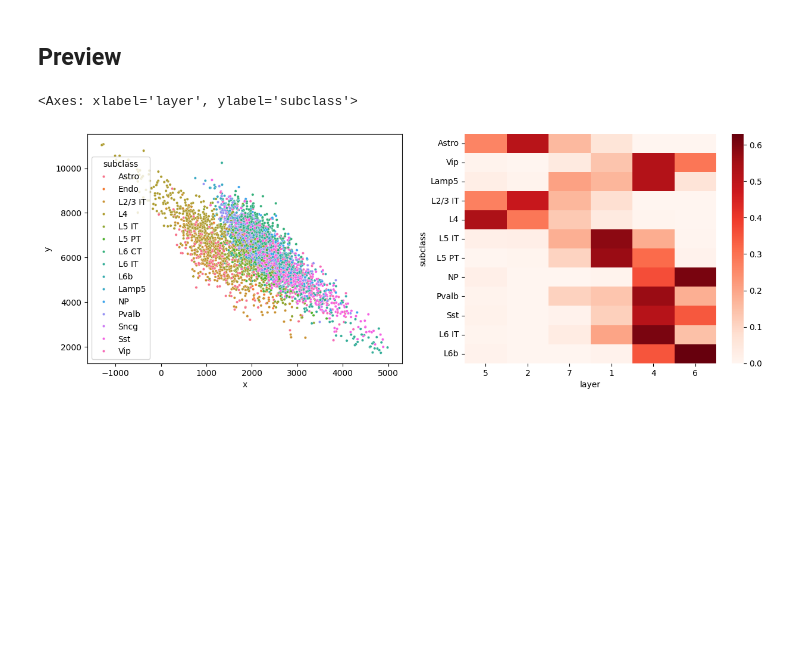
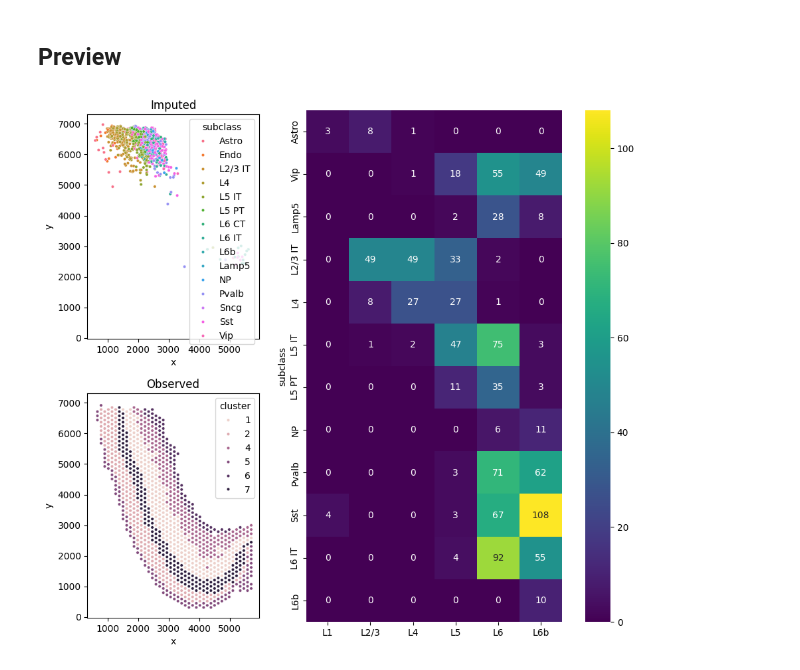
Before and after one commit to Oafish1/CellTRIP, a Jupyter notebook: scripts/cortex_generate.ipynb, the cells around one changed output. Cells and saved outputs as stored; diff of their text form; code cells hidden in the pictures; blank space fills up the shorter version.

Commit message:
Figure changes, incorporation, hooks, better perturbations

```diff
--- a/scripts/cortex_generate.ipynb
+++ b/scripts/cortex_generate.ipynb
@@ -48,7 +50,7 @@ m1, = preprocessing.transform(val_exp, subset_modality=0)
 # m1, = preprocessing.transform(val_exp_corrected, subset_modality=0)
 # Initialize environment and policy
 env = celltrip.environment.EnvironmentBase(
-    torch.tensor(m1), target_modalities=None, compute_rewards=False, dim=8).eval(time_scale=1).to('cuda')
+    torch.tensor(m1), target_modalities=None, compute_rewards=False, dim=env.dim).eval(time_scale=1).to('cuda')
 # Run policy to convergence
 env.reset()
 ret = celltrip.train.simulate_until_completion(env, policy, skip_states=100, store_states='cpu', progress_bar=True)
@@ -63,45 +65,80 @@ a, b, M_raw, OT_mat = celltrip.utility.general.compute_discrete_ot_matrix(impute
 max_idx = OT_mat.argmax(axis=1)
 imputed_steady_state_OT = adatas_train[1].X[:][max_idx]
 cost = M_raw[np.arange(M_raw.shape[0]), max_idx]
-cost_mask = cost < np.quantile(cost, .5)
+
+# Match distribution means
+diff = adatas_train[1].X[:].mean(axis=0) - imputed_steady_state.mean(axis=0)
+
+# Filters
+manual_mask = (imputed_steady_state[:, 1]<7000) * (imputed_steady_state[:, 1]>5000)  # Manual
+cost_mask = cost < np.quantile(cost, .5)  # Cost
+close_mask = scipy.spatial.distance_matrix(imputed_steady_state, adatas_train[1].X[:]).min(axis=1) < 100  # Distance from training
 
 # Save
 np.save(f'../plots/cortex/CellTRIP_Validation.npy', imputed_steady_state)
+np.save(f'../plots/cortex/CellTRIP_Diff_Validation.npy', imputed_steady_state+diff)
 np.save(f'../plots/cortex/CellTRIP-OT_Validation.npy', imputed_steady_state_OT)
+# Filters
+np.save(f'../plots/cortex/CellTRIP-Manual_Mask.npy', cost_mask)
+np.save(f'../plots/cortex/CellTRIP-Cost_Mask.npy', cost_mask)
+np.save(f'../plots/cortex/CellTRIP-Close_Mask.npy', close_mask)
 # %% [markdown]
 ## Preview
 # %%
+import matplotlib as mpl
 import matplotlib.pyplot as plt
 import pandas as pd
 import seaborn as sns
+import sklearn.neighbors
 
-# Construct heatmap
-df = pd.DataFrame(index=adata_val.obs.index)
+# Format true data
+df_true = pd.DataFrame(index=adatas_train[1].obs.index)
+df_true[['x', 'y']] = adatas_train[1].X[:]
+df_true['cluster'] = adatas_train[1].obs['seurat_clusters']
+
+# Get imputed df
+df_impute = pd.DataFrame(index=adata_val.obs.index)
 imputed_to_use = imputed_steady_state
+# imputed_to_use = imputed_steady_state + diff
 # imputed_to_use = imputed_steady_state_OT
-df[['x', 'y']] = imputed_to_use
-df['subclass'] = adata_val.obs['subclass']
-import sklearn.neighbors
+df_impute[['x', 'y']] = imputed_to_use
+df_impute['subclass'] = adata_val.obs['subclass']
+# Layers
 knn = sklearn.neighbors.KNeighborsClassifier(n_neighbors=1)
 knn.fit(adatas_train[1].X[:], adatas_train[1].obs['seurat_clusters'])
 layers = knn.predict(imputed_to_use)
-df['layer'] = layers
-# df = df.loc[cost_mask]
+df_impute['layer'] = layers
+# Filter
+mask = close_mask
+df_impute = df_impute.loc[mask]
+# Construct heatmap
 pivot_df = (
-    df.groupby(['subclass', 'layer'], observed=True).size()
+    df_impute.groupby(['subclass', 'layer'], observed=False).size()
     .reset_index(name='Count')
     .pivot(index='subclass', columns='layer', values='Count'))
-pivot_df = pivot_df.fillna(0).div(pivot_df.sum(axis=1), axis=0)
+pivot_df = pivot_df.fillna(0)
+# pivot_df = pivot_df.div(pivot_df.sum(axis=1), axis=0)  # Row normalize
+pivot_df = pivot_df.loc[['Astro', 'Vip', 'Lamp5', 'L2/3 IT', 'L4', 'L5 IT', 'L5 PT', 'NP', 'Pvalb', 'Sst', 'L6 IT', 'L6b'], [5, 2, 7, 1, 4, 6]]
+pivot_df.columns = ['L1', 'L2/3', 'L4', 'L5', 'L6', 'L6b']
 
 # Scatter
-fig, axs = plt.subplots(1, 2, figsize=(15, 5))
-sns.scatterplot(df, x='x', y='y', hue='subclass', s=10., ax=axs[0])
+fig = plt.figure(figsize=(11, 10))
+gs = mpl.gridspec.GridSpec(2, 2, fig, width_ratios=[3, 8], wspace=-.2)
+ax_impute = fig.add_subplot(gs[0, 0])
+ax_true = fig.add_subplot(gs[1, 0], sharex=ax_impute, sharey=ax_impute)
+ax_heat = fig.add_subplot(gs[:, 1])
+
+# Imputed and true
+sns.scatterplot(df_impute, x='x', y='y', hue='subclass', s=10., ax=ax_impute)  # , legend=False
+ax_impute.set_title('Imputed')
+ax_impute.set_aspect('equal')
 # axs[0].set(xlim=[500, 6_000], ylim=[0, 7_000])
+sns.scatterplot(df_true, x='x', y='y', hue='cluster', s=10., ax=ax_true)
+ax_true.set_title('Observed')
+ax_true.set_aspect('equal')
 
 # Heatmap
-row_order = ['Astro', 'Vip', 'Lamp5', 'L2/3 IT', 'L4', 'L5 IT', 'L5 PT', 'NP', 'Pvalb', 'Sst', 'L6 IT', 'L6b']
-col_order = [5, 2, 7, 1, 4, 6]
-sns.heatmap(pivot_df.loc[row_order, col_order], cmap='Reds', ax=axs[1])
+sns.heatmap(pivot_df, annot=True, fmt='.0f', cmap='viridis', ax=ax_heat)  # 'Reds'
+ax_heat.set_aspect('equal')
 # %% [output]
-<Axes: xlabel='layer', ylabel='subclass'>
-[figure, old version]
+[figure, new version]
```
Also changed, not shown: parts of 2 cells of this notebook, 22 other files.
